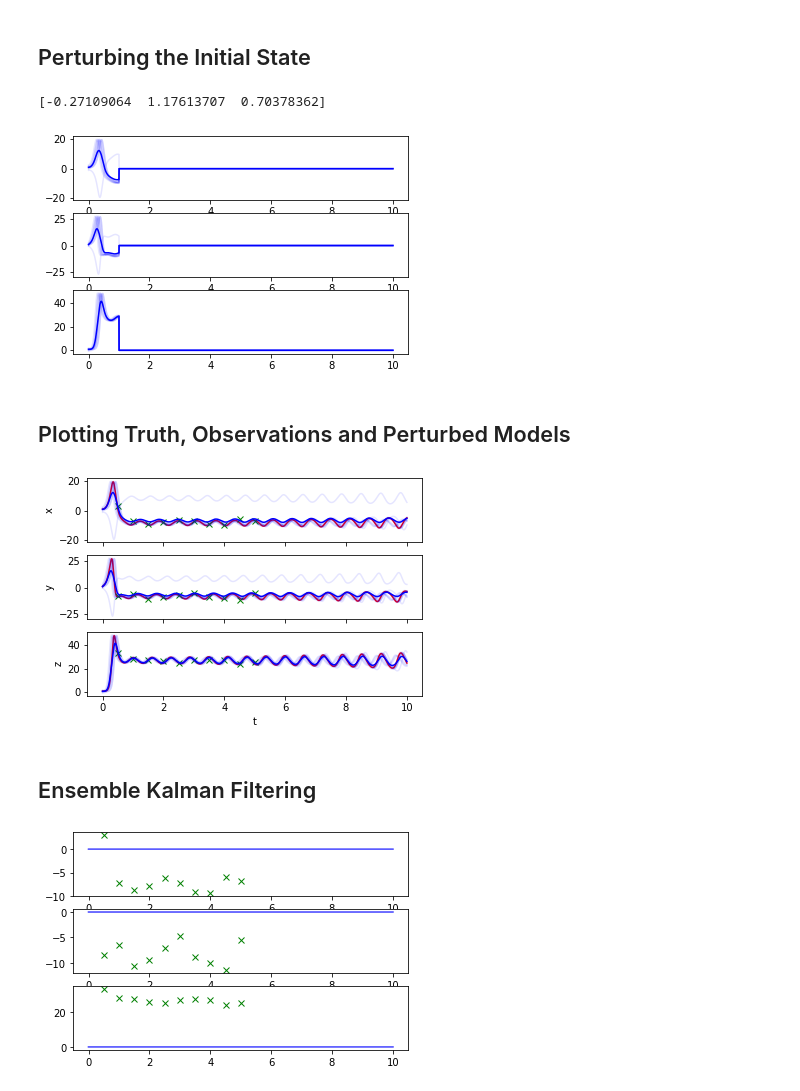
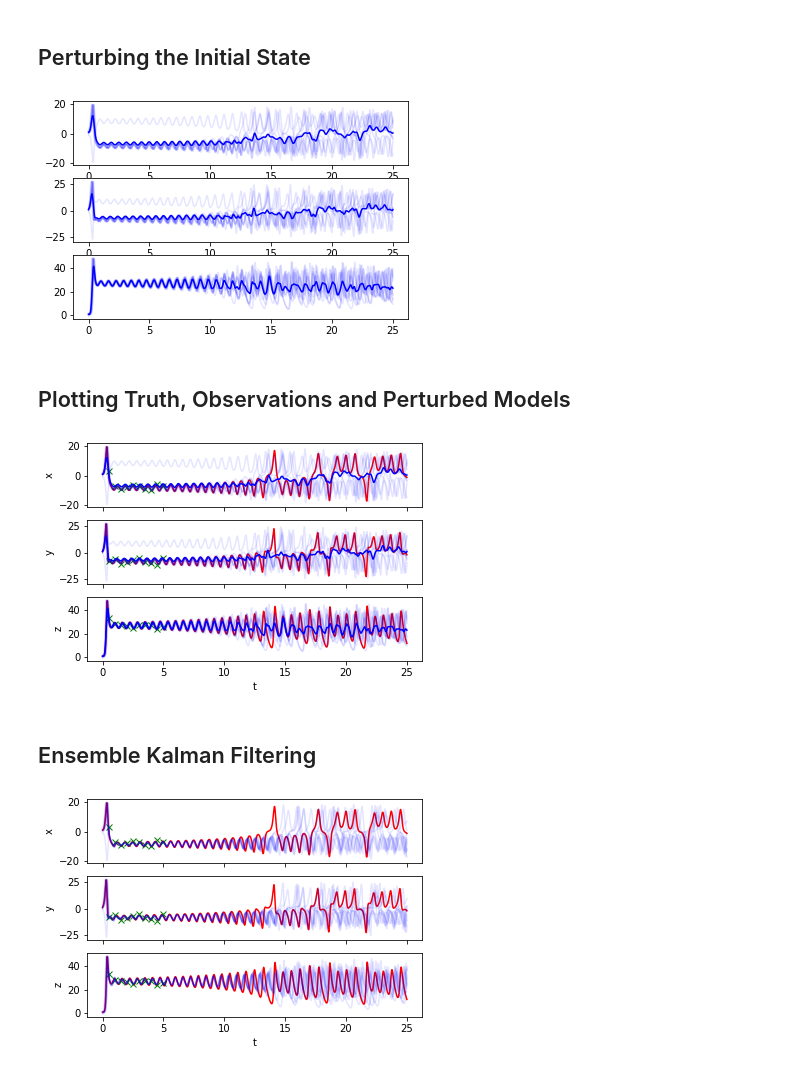
Before and after one commit to FlorianBeiser/Lorenz63, a Jupyter notebook: assimilation.ipynb, the cells around one changed output. Cells and saved outputs as stored; diff of their text form; code cells hidden in the pictures.

```diff
--- a/assimilation.ipynb
+++ b/assimilation.ipynb
@@ -23,7 +20,7 @@ The autoreload extension is already loaded. To reload it, use:
 # %%
 lorenz63_params_model  = { "p" : 10.0, "r" : 28.0, "b" : 8.0/3.0 }
 #lorenz63_params_num    = { "tmax" : 25.0, "dt" : 1e-3 }
-lorenz63_params_num    = { "tmax" : 10.0, "dt" : 1e-3 }
+lorenz63_params_num    = { "tmax" : 25.0, "dt" : 1e-3 }
 lorenz63_initial_state = [1,1,1]
 
 lorenz63 = lorenz63.lorenz63( **lorenz63_params_model, **lorenz63_params_num )
@@ -53,23 +50,22 @@ ensemble.simulate( )
 ensemble.mean()
 ensemble.plot()
 # %% [output]
-[-0.27109064  1.17613707  0.70378362]
-[figure, old version]
+[figure, new version]
 # %% [markdown]
 ## Plotting Truth, Observations and Perturbed Models
 # %%
 xyzplots = xyzplots.xyzplots( lorenz63, observation, ensemble )
 xyzplots.plot()
 # %% [output]
-[figure, old version]
+[figure, new version]
 # %% [markdown]
 ## Ensemble Kalman Filtering
 # %%
 import filtering
 importlib.reload( filtering )
 
 filtering = filtering.filtering( ensemble, observation, "EnKF" )
 filtering.assimilate()
-filtering.plot()
+xyzplots.plot()
 # %% [output]
-[figure, old version]
+[figure, new version]
```
Also changed, not shown: parts of 4 cells of this notebook, 4 other files.
